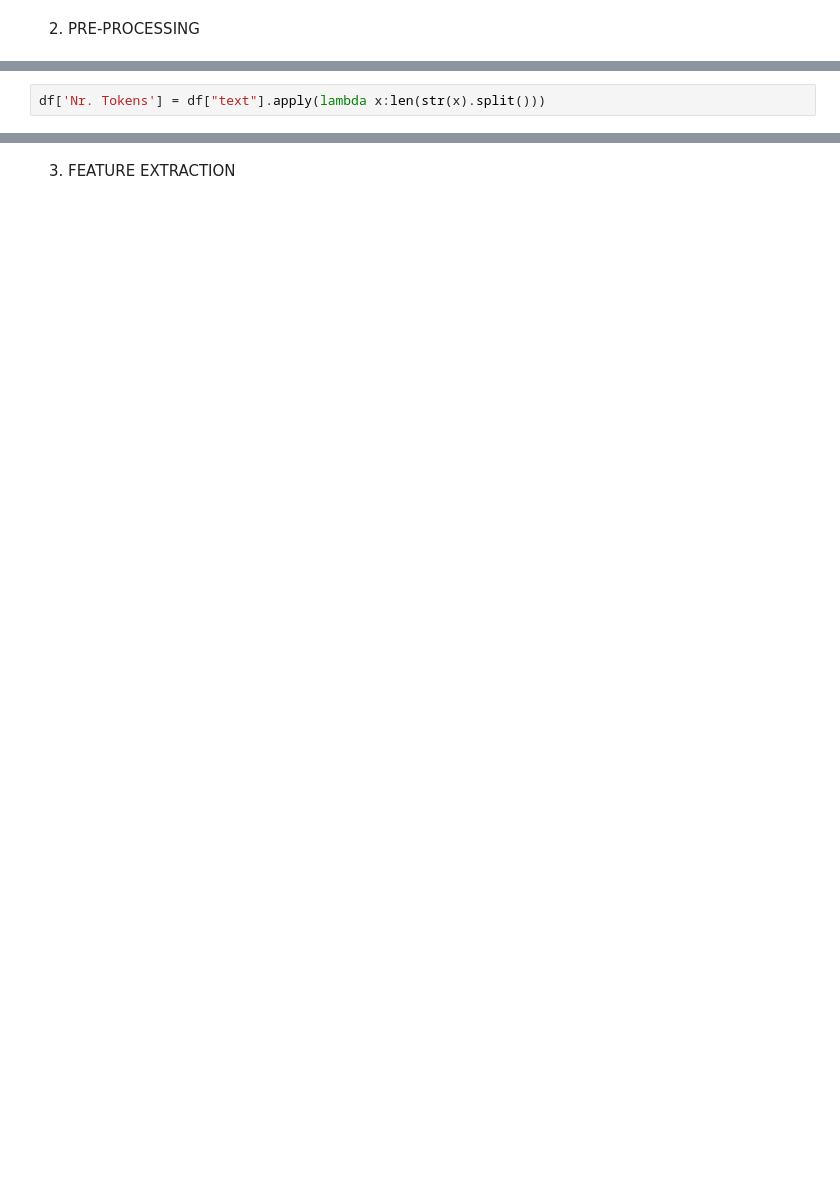
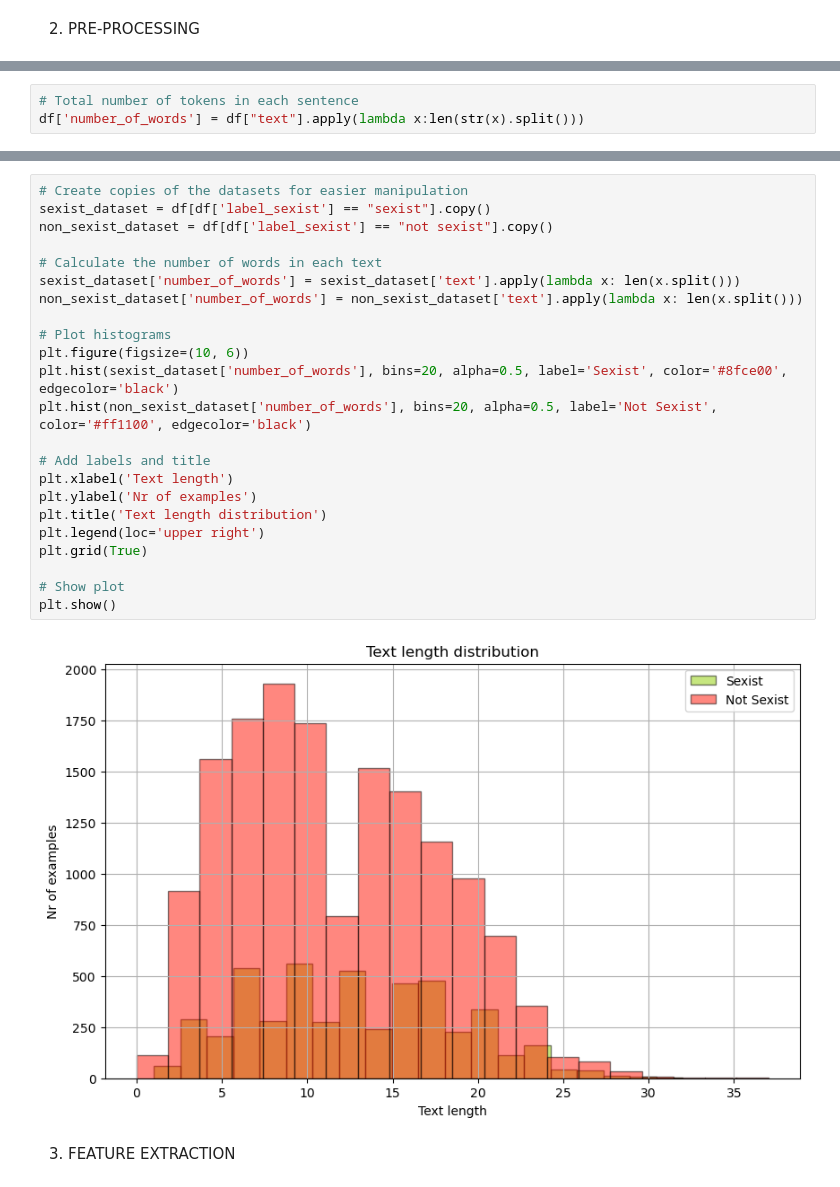
Before and after one commit to antoniocapicotto/edos, a Jupyter notebook: edos.ipynb, the cells around one changed output, grey strips where cells are left out. Cells and saved outputs as stored; diff of their text form; blank space fills up the shorter version.

```diff
--- a/edos.ipynb
+++ b/edos.ipynb
@@ -118,2 +216,3 @@ print("Lexical diversity:", len(set(df["text"])) / len(df["text"]))
 # %%
-df['Nr. Tokens'] = df["text"].apply(lambda x:len(str(x).split()))
+# Total number of tokens in each sentence
+df['number_of_words'] = df["text"].apply(lambda x:len(str(x).split()))
@@ -122,3 +234,28 @@ df.head()
+# %%
+# Create copies of the datasets for easier manipulation
+sexist_dataset = df[df['label_sexist'] == "sexist"].copy()
+non_sexist_dataset = df[df['label_sexist'] == "not sexist"].copy()
+
+# Calculate the number of words in each text
+sexist_dataset['number_of_words'] = sexist_dataset['text'].apply(lambda x: len(x.split()))
+non_sexist_dataset['number_of_words'] = non_sexist_dataset['text'].apply(lambda x: len(x.split()))
+
+# Plot histograms
+plt.figure(figsize=(10, 6))
+plt.hist(sexist_dataset['number_of_words'], bins=20, alpha=0.5, label='Sexist', color='#8fce00', edgecolor='black')
+plt.hist(non_sexist_dataset['number_of_words'], bins=20, alpha=0.5, label='Not Sexist', color='#ff1100', edgecolor='black')
+
+# Add labels and title
+plt.xlabel('Text length')
+plt.ylabel('Nr of examples')
+plt.title('Text length distribution')
+plt.legend(loc='upper right')
+plt.grid(True)
+
+# Show plot
+plt.show()
+# %% [output]
+[figure, added]
 # %% [markdown]
 3. FEATURE EXTRACTION
 # %%
```
Also changed, not shown: parts of 20 cells of this notebook, 1 other file.
